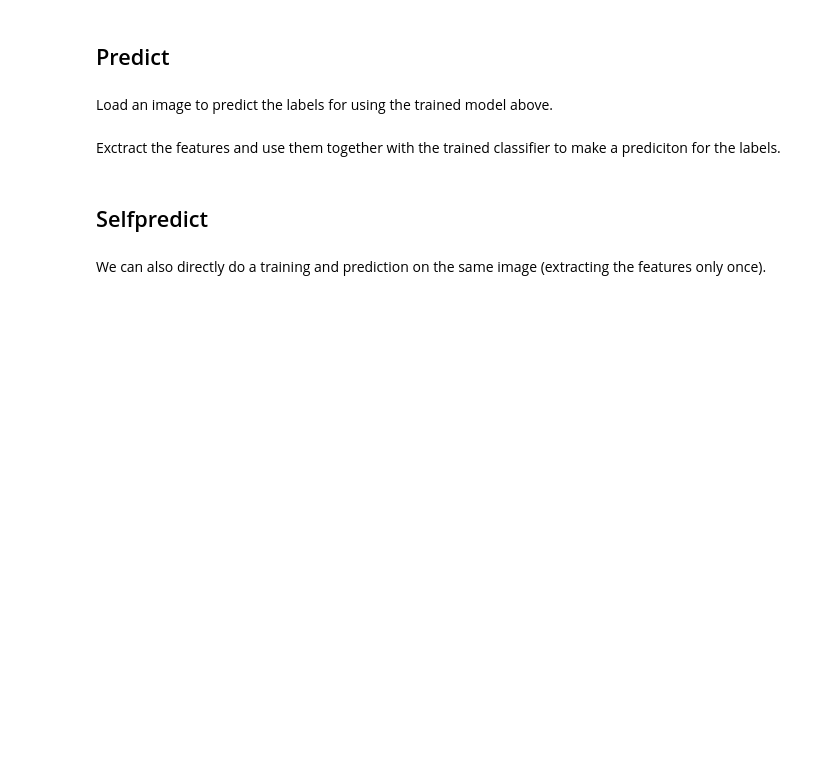
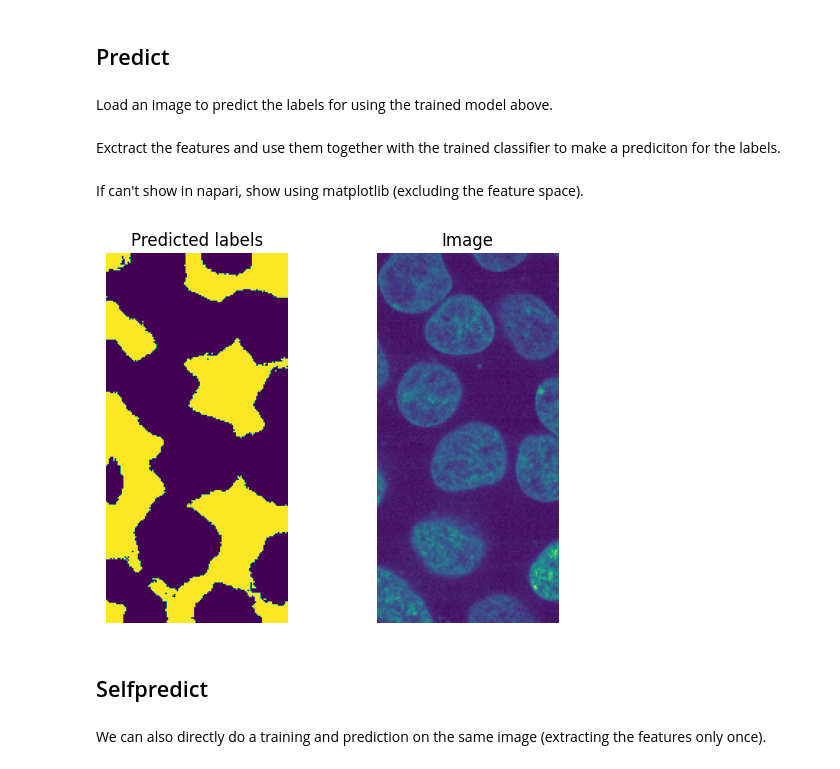
Before and after one commit to quasar1357/dino_paint, a Jupyter notebook: dino_paint.ipynb, the cells around one changed output. Drawn from its saved outputs; the diff is of its cells as text; code cells hidden in the pictures; blank space fills up the shorter version.

Commit message:
add matplotlib output

```diff
--- a/dino_paint.ipynb
+++ b/dino_paint.ipynb
@@ -165,6 +168,22 @@ pred = predict_dino_forest(image_to_pred, random_forest, ground_truth=ground_tru
                            dinov2_model=dinov2_model, dinov2_layers=dinov2_layers, vgg16_layers=vgg16, append_image_as_feature=image_as_feature,
                            show_napari=show_napari)
 predicted_labels, image_pred, feature_space_pred, acc = pred
+# %% [markdown]
+If can't show in napari, show using matplotlib (excluding the feature space).
+# %%
+if not show_napari:
+    ax = plt.subplots(1, 2)[1]
+    ax[0].imshow(predicted_labels)
+    ax[0].axis('off')
+    ax[0].set_title('Predicted labels')
+
+    ax[1].imshow(image_pred)
+    ax[1].axis('off')
+    ax[1].set_title('Image')
+
+    plt.show()
+# %% [output]
+[figure, added]
 # %% [markdown]
 ## Selfpredict
 # %% [markdown]
```
Also changed, not shown: parts of 4 cells of this notebook.
